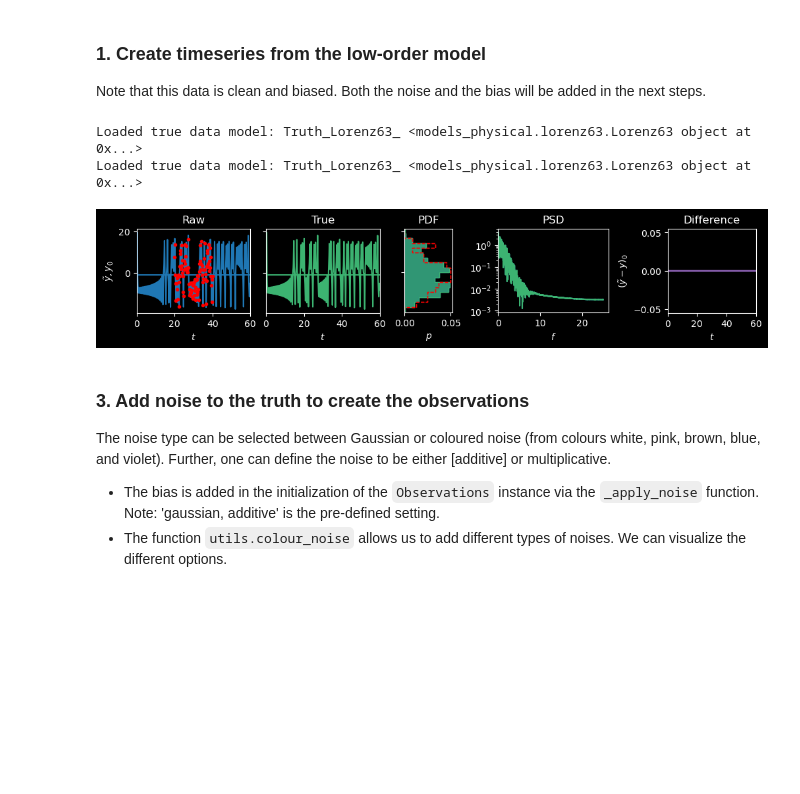
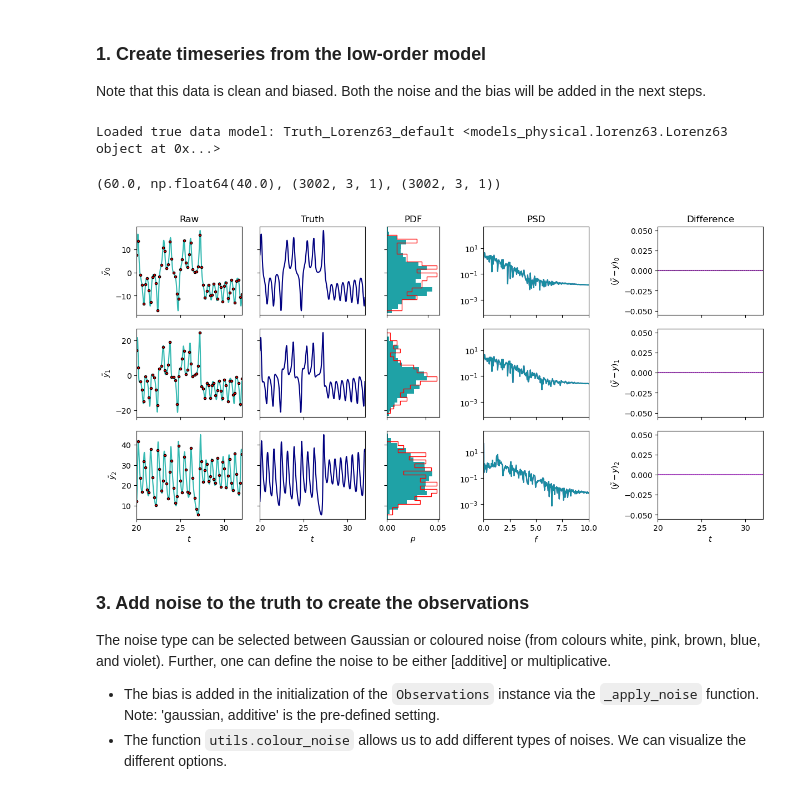
Before and after one commit to andreanovoa/real-time-bias-aware-DA, a Jupyter notebook: scripts/tutorials/04_Class_Observations.ipynb, the cells around one changed output. Drawn from its saved outputs; the diff is of its cells as text; code cells hidden in the pictures; blank space fills up the shorter version.

Commit message:
Continuation to #19. Tutorials 00 & 04 work.
The Truth_... dataset are saved in the results folder instead of the data folder.

```diff
--- a/scripts/tutorials/04_Class_Observations.ipynb
+++ b/scripts/tutorials/04_Class_Observations.ipynb
@@ -8,32 +8,37 @@ Note that this data is clean and biased. Both the noise and the bias will be add
 # %%
 from observations import Observations
 from models_physical import Lorenz63
+from utils import set_working_directories
 
+results_dir = set_working_directories('Lorenz63')[1]
 
 truth = Observations(model=Lorenz63,
                      t_start=20.0,
                      t_stop=40.0,
                      Nt_obs=10,
-                     add_noise=False)
+                     add_noise=False,
+                     results_folder=results_dir)
 
 
 # alternative, we can feed an instance of the model
-model_instance =Lorenz63()
-truth = Observations(model=model_instance,
-                     t_start=20.0,
-                     t_stop=40.0,
-                     Nt_obs=10,
-                     add_noise=False)
+# model_instance =Lorenz63()
+# truth = Observations(model=model_instance,
+#                      t_start=20.0,
+#                      t_stop=40.0,
+#                      Nt_obs=10,
+#                      add_noise=False)
 # %% [output]
-Loaded true data model: Truth_Lorenz63_ <models_physical.lorenz63.Lorenz63 object at 0x...>
-Loaded true data model: Truth_Lorenz63_ <models_physical.lorenz63.Lorenz63 object at 0x...>
+Loaded true data model: Truth_Lorenz63_default <models_physical.lorenz63.Lorenz63 object at 0x...>
+# %%
+truth.t_max, truth.t_obs[-1], truth.y_true.shape, truth.y_raw.shape
+# %% [output]
+(60.0, np.float64(40.0), (3002, 3, 1), (3002, 3, 1))
 # %%
 import matplotlib.pyplot as plt
-plt.style.use('dark_background')
 
-Observations.plot_truth(truth, Nq=1, xlim=(0,truth.t_max))
+Observations.plot_truth(truth, Nq=3, f_max=10)
 # %% [output]
-[figure, old version]
+[figure, new version]
 # %% [markdown]
 ### 3. Add noise to the truth to create the observations
 
```
Also changed, not shown: parts of 6 cells of this notebook, 3 other files.
